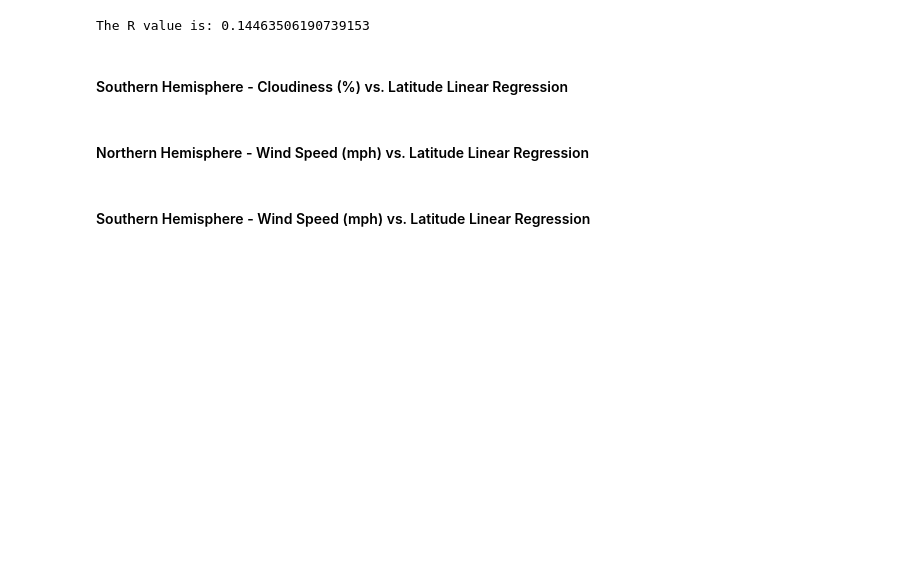
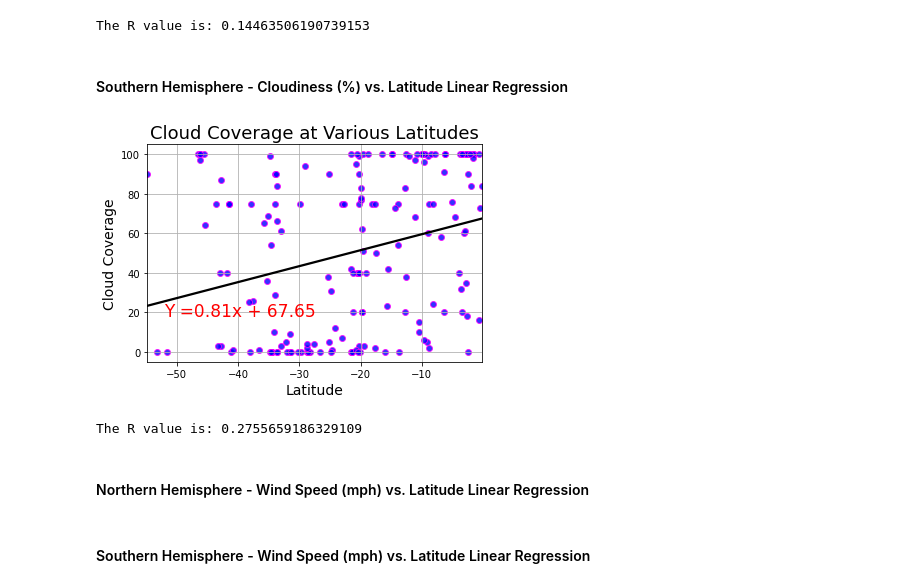
Before and after one commit to Travbz/python-api-challenge, a Jupyter notebook: WeatherPy.ipynb, the cells around one changed output. Drawn from its saved outputs; the diff is of its cells as text; code cells hidden in the pictures; blank space fills up the shorter version.

Commit message:
linregress

```diff
--- a/WeatherPy.ipynb
+++ b/WeatherPy.ipynb
@@ -346,17 +346,20 @@ The R value is: 0.14463506190739153
 ####  Southern Hemisphere - Cloudiness (%) vs. Latitude Linear Regression
 # %%
 #set variables for linear regression scipi function
-slope, intercept, r_value, p_value, std_err = linregress(x = south['City Lat'], y = south['Humidity'])
+slope, intercept, r_value, p_value, std_err = linregress(x = south['City Lat'], y = south['Cloud Coverage'])
 
 #seaborn regression plot as per JBZ guidance(Thanks Homie)
-sns.regplot(x=south['City Lat'], y= south['Humidity'], scatter_kws={"color": "blue", "edgecolors": "fuchsia"}, line_kws={"color": "black"}, ci=0)
+sns.regplot(x=south['City Lat'], y= south['Cloud Coverage'], scatter_kws={"color": "blue", "edgecolors": "fuchsia"}, line_kws={"color": "black"}, ci=0)
 plt.xlabel('Latitude', fontsize=14)
-plt.ylabel('Humidity', fontsize=14)
-plt.title("Humidity at Various Latitudes", fontsize=18)
+plt.ylabel('Cloud Coverage', fontsize=14)
+plt.title("Cloud Coverage at Various Latitudes", fontsize=18)
 plt.text(-52, 18, f'Y ={slope.round(2)}x + {intercept.round(2)}', fontsize = 17, color = 'Red');
 plt.grid()
 plt.show()
 print(f'The R value is: {r_value}')
+# %% [output]
+[figure, added]
+The R value is: 0.2755659186329109
 # %% [markdown]
 ####  Northern Hemisphere - Wind Speed (mph) vs. Latitude Linear Regression
 # %%
```
Also changed, not shown: parts of 1 cell of this notebook.
